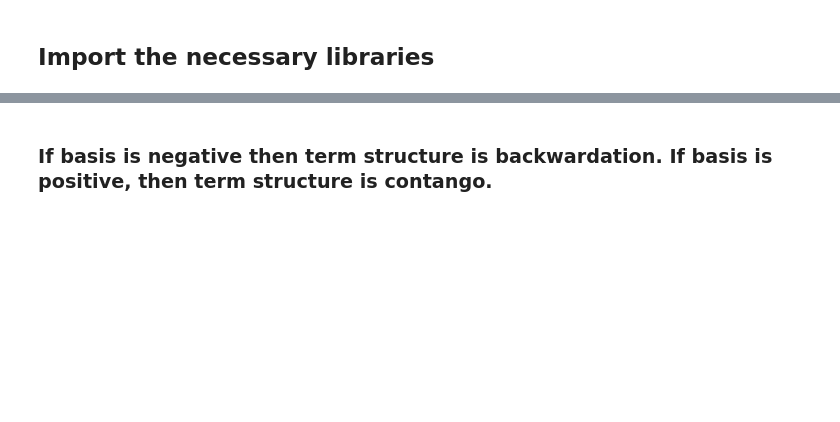
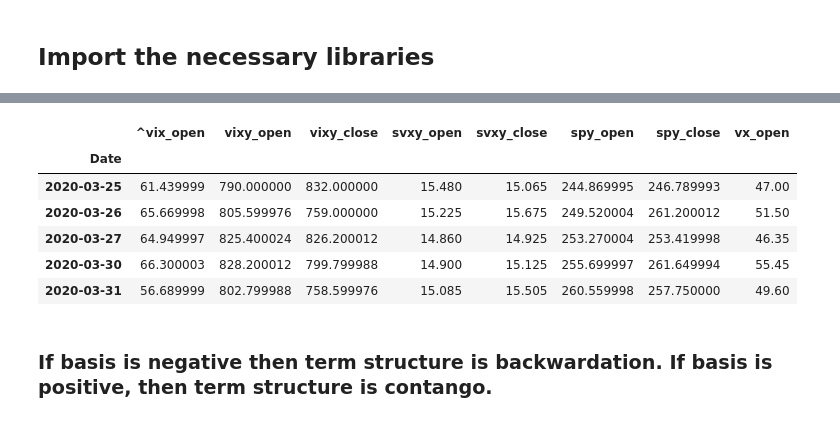
Before and after one commit to peterchettiar/trading-volatility, a Jupyter notebook: trading_vol_strat_research.ipynb, the cells around one changed output, grey strips where cells are left out. Drawn from its saved outputs; the diff is of its cells as text; code cells hidden in the pictures; blank space fills up the shorter version.

```diff
--- a/trading_vol_strat_research.ipynb
+++ b/trading_vol_strat_research.ipynb
@@ -120,10 +30,8 @@ data.head()
 # %%
-from trading_volatility import TradingVolatility
+tickers_obj = TradingVolatility(tickers_dict)
 
-test_dict = TradingVolatility(tickers_dict)
-
-data_dict = test_dict.get_data(start_date="2011-10-11",
-                               end_date="2020-04-01",
-                               col_rename='vx_open',
-                               manual_loading="S&P 500 VIX Futures Historical Data.csv")
+data = tickers_obj.get_data(start_date="2011-10-11",
+                            end_date="2020-04-01",
+                            col_rename='vx_open',
+                            manual_loading="S&P 500 VIX Futures Historical Data.csv")
 # %% [output]
@@ -168,3 +43,13 @@ data_list.head()
+# %%
+data.tail()
+# %% [output]
+|  | ^vix_open | vixy_open | vixy_close | svxy_open | svxy_close | spy_open | spy_close | vx_open |
+| Date |  |  |  |  |  |  |  |  |
+| 2020-03-25 | 61.439999 | 790.000000 | 832.000000 | 15.480 | 15.065 | 244.869995 | 246.789993 | 47.00 |
+| 2020-03-26 | 65.669998 | 805.599976 | 759.000000 | 15.225 | 15.675 | 249.520004 | 261.200012 | 51.50 |
+| 2020-03-27 | 64.949997 | 825.400024 | 826.200012 | 14.860 | 14.925 | 253.270004 | 253.419998 | 46.35 |
+| 2020-03-30 | 66.300003 | 828.200012 | 799.799988 | 14.900 | 15.125 | 255.699997 | 261.649994 | 55.45 |
+| 2020-03-31 | 56.689999 | 802.799988 | 758.599976 | 15.085 | 15.505 | 260.559998 | 257.750000 | 49.60 |
 # %% [markdown]
 ### If basis is negative then term structure is backwardation. If basis is positive, then term structure is contango.
 # %%
```
Also changed, not shown: parts of 13 cells of this notebook, 1 other file.
